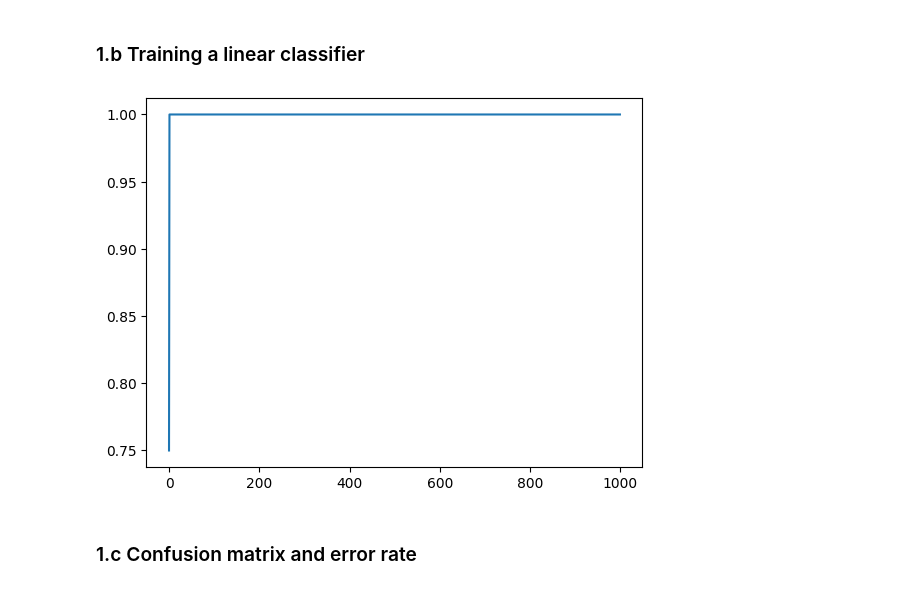
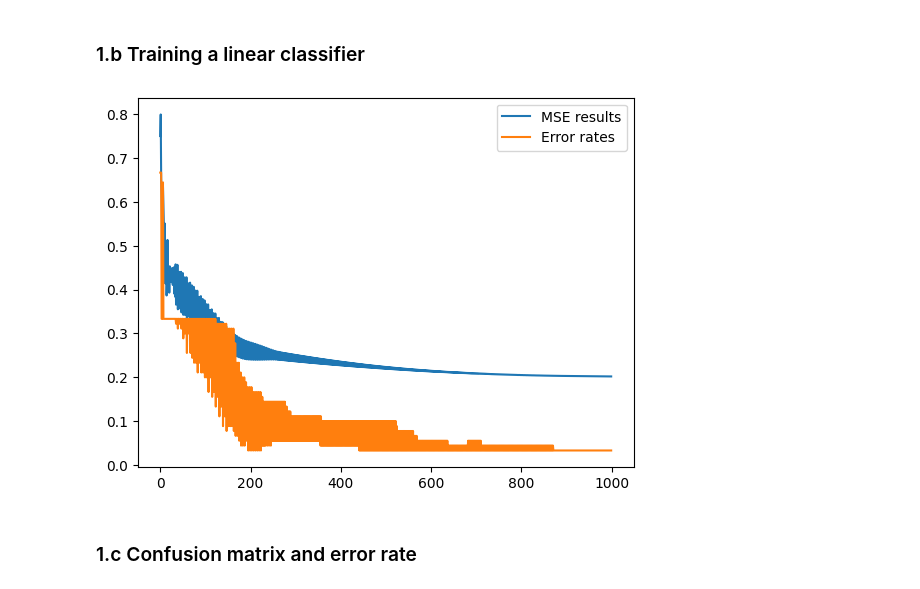
Before and after one commit to tuvats/TTT4275-Classification-project, a Jupyter notebook: Iris_task.ipynb, the cells around one changed output. Saved outputs shown, nothing was run; the diff lists cells and outputs as text; code cells hidden in the pictures.

```diff
--- a/Iris_task.ipynb
+++ b/Iris_task.ipynb
@@ -51,17 +51,24 @@ train_df
 # %% [markdown]
 ### 1.b Training a linear classifier
 # %%
+#Training the classifier using the train set
+
 from logistic_regression import train_linear_classifier
 from sklearn.preprocessing import OneHotEncoder
 
 X_train = train_df[['sepal_length', 'sepal_width', 'petal_length', 'petal_width']].values
 y_train = train_df['class'].values
 encoder = OneHotEncoder(sparse_output=False)
 y_train_encoded = encoder.fit_transform(y_train.reshape(-1, 1))
 
-W, mse_results = train_linear_classifier(X_train, y_train_encoded)
+W_train, mse_results, error_rates = train_linear_classifier(X_train, y_train_encoded)
 epoch_list=np.arange(0, 1000, 1)
-plt.plot(epoch_list, mse_results)
+plt.figure()
+plt.plot(epoch_list, mse_results, label="MSE results")
+plt.plot(epoch_list, error_rates, label= "Error rates")
+plt.legend()
 plt.show()
+
+#Add alpha tuning plot here
 # %% [output]
-[figure, old version]
+[figure, new version]
```
Also changed, not shown: parts of 1 cell of this notebook, 1 other file.
